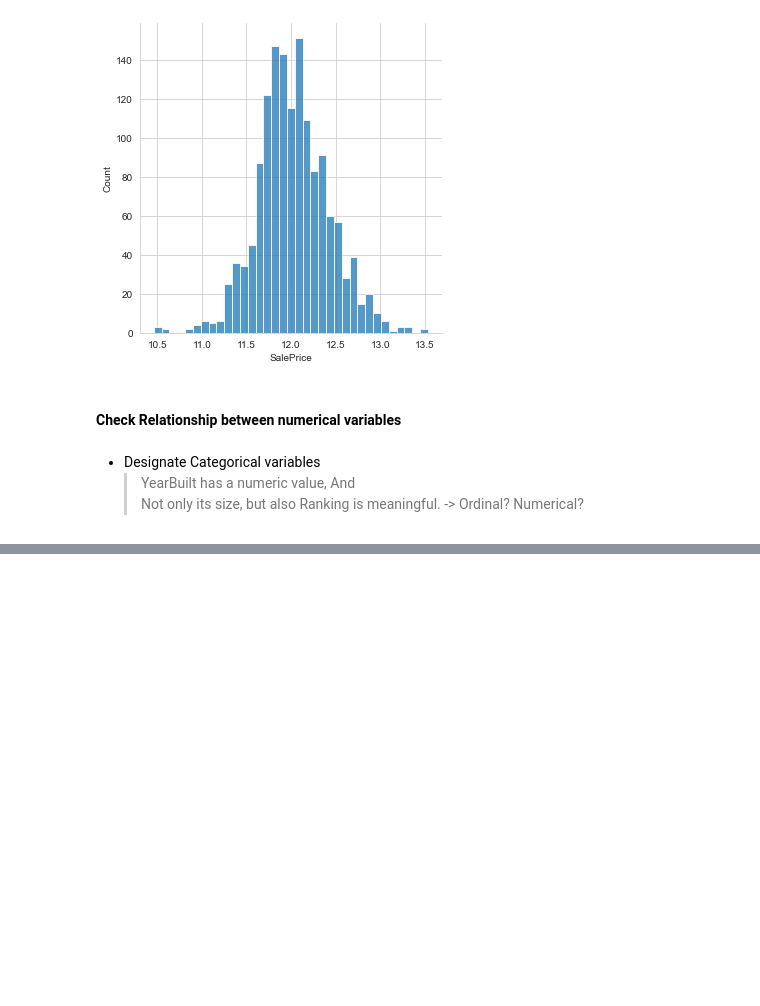
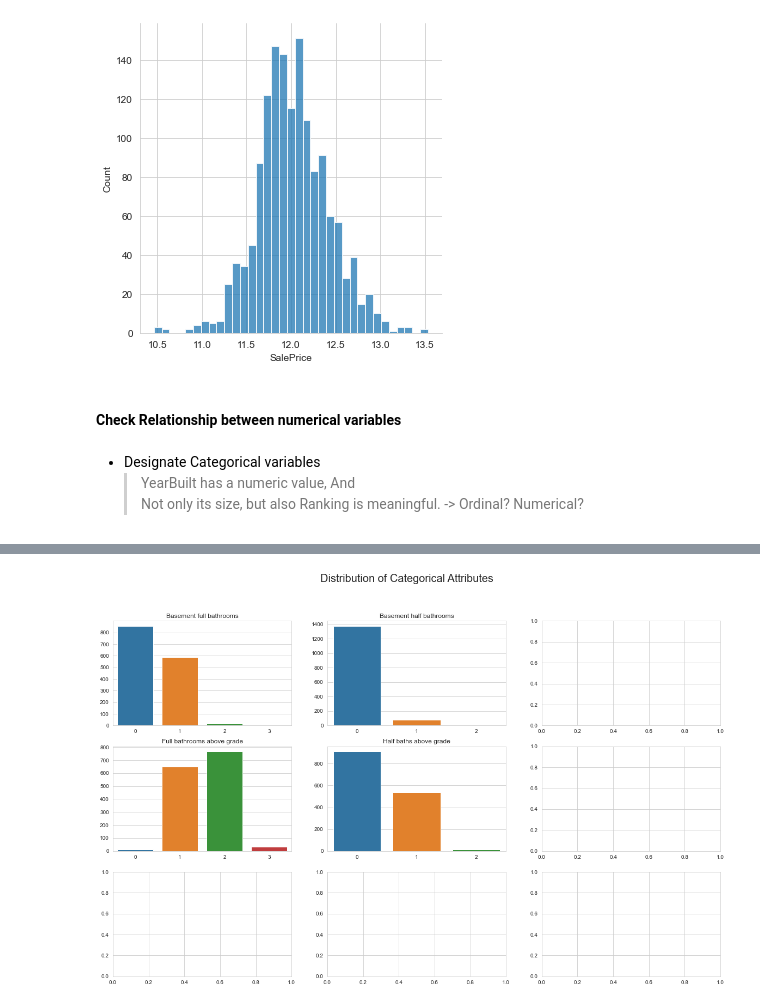
Before and after one commit to llllssss94/Data_Analysis_Practice, a Jupyter notebook: house-prices-advanced-regression-techniques/house_price_prediction.ipynb, the cells around one changed output, grey strips where cells are left out. Cells and saved outputs as stored; diff of their text form; code cells hidden in the pictures; blank space fills up the shorter version.

```diff
--- a/house-prices-advanced-regression-techniques/house_price_prediction.ipynb
+++ b/house-prices-advanced-regression-techniques/house_price_prediction.ipynb
@@ -686,0 +706,25 @@ var = ''
+# %%
+import warnings
+warnings.filterwarnings("ignore")
+
+fig, axs = plt.subplots(3, 3, figsize = (20, 12))
+
+fig.suptitle("Distribution of Categorical Attributes", fontsize = 20)
+
+sns.countplot(x["BsmtFullBath"], ax = axs[0, 0]).set_title("Basement full bathrooms")
+axs[0, 0].yaxis.label.set_text("")
+axs[0, 0].xaxis.label.set_text("")
+
+sns.countplot(x["BsmtHalfBath"], ax = axs[0, 1]).set_title("Basement half bathrooms")
+axs[0, 1].yaxis.label.set_text("")
+axs[0, 1].xaxis.label.set_text("")
+
+sns.countplot(x["FullBath"], ax = axs[1, 0]).set_title("Full bathrooms above grade")
+axs[1, 0].yaxis.label.set_text("")
+axs[1, 0].xaxis.label.set_text("")
+
+sns.countplot(x["HalfBath"], ax = axs[1, 1]).set_title("Half baths above grade")
+axs[1, 1].yaxis.label.set_text("")
+axs[1, 1].xaxis.label.set_text("")
+# %% [output]
+[figure, added]
```
Also changed, not shown: parts of 5 cells of this notebook.
